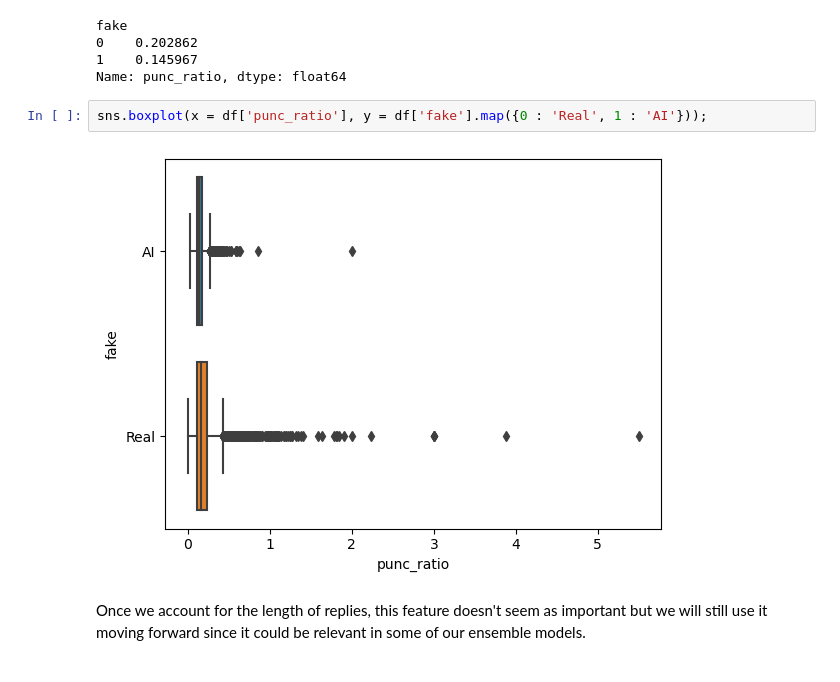
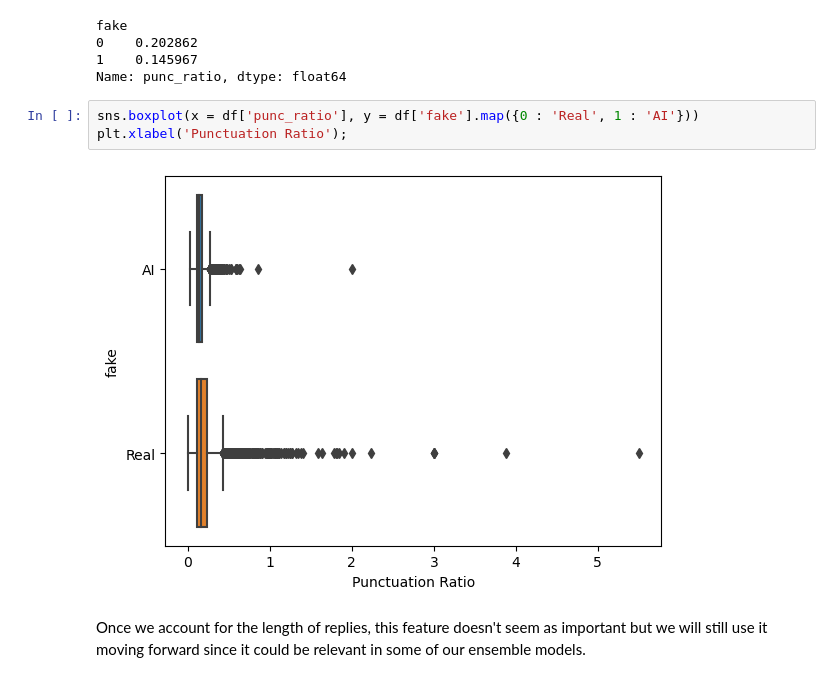
Before and after one commit to vijay-ravuri/reddit-comment-classification, a Jupyter notebook: code/02-Model_Building_and_Feature_Extraction.ipynb, the cells around one changed output. Drawn from its saved outputs; the diff is of its cells as text.

```diff
--- a/code/02-Model_Building_and_Feature_Extraction.ipynb
+++ b/code/02-Model_Building_and_Feature_Extraction.ipynb
@@ -469,9 +483,10 @@ fake
 1    0.145967
 Name: punc_ratio, dtype: float64
 # %%
-sns.boxplot(x = df['punc_ratio'], y = df['fake'].map({0 : 'Real', 1 : 'AI'}));
+sns.boxplot(x = df['punc_ratio'], y = df['fake'].map({0 : 'Real', 1 : 'AI'}))
+plt.xlabel('Punctuation Ratio');
 # %% [output]
-[figure, old version]
+[figure, new version]
 # %% [markdown]
 Once we account for the length of replies, this feature doesn't seem as important but we will still use it moving forward since it could be relevant in some of our ensemble models.
 # %% [markdown]
```
Also changed, not shown: parts of 13 cells of this notebook, 4 other files.
